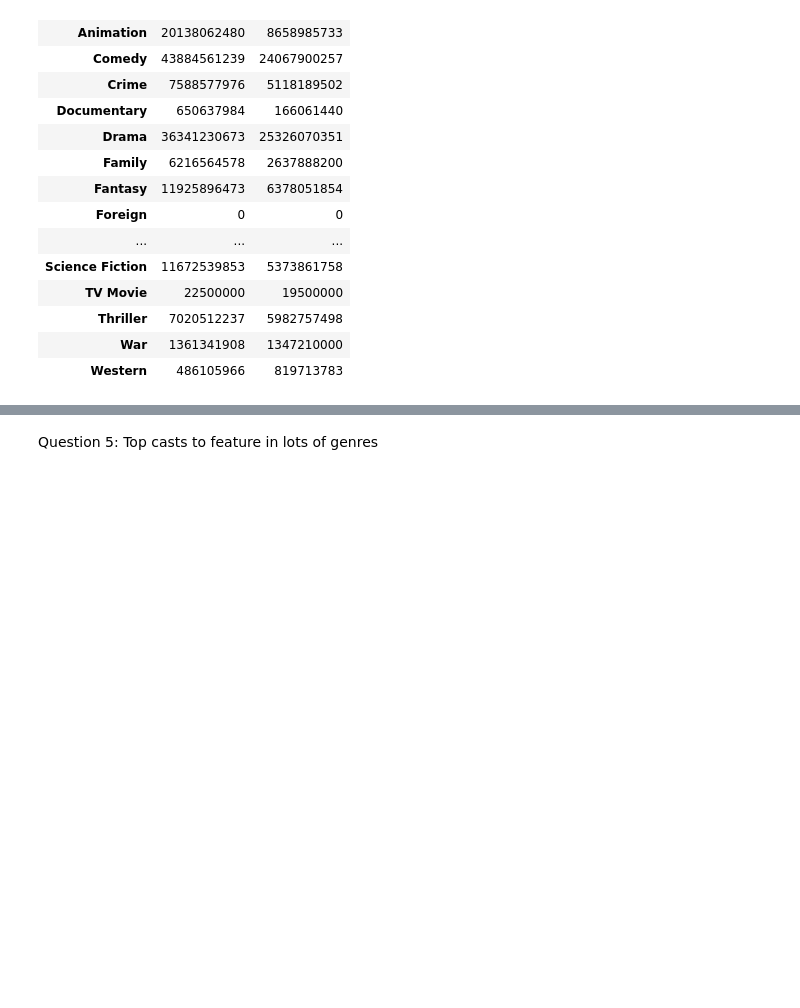
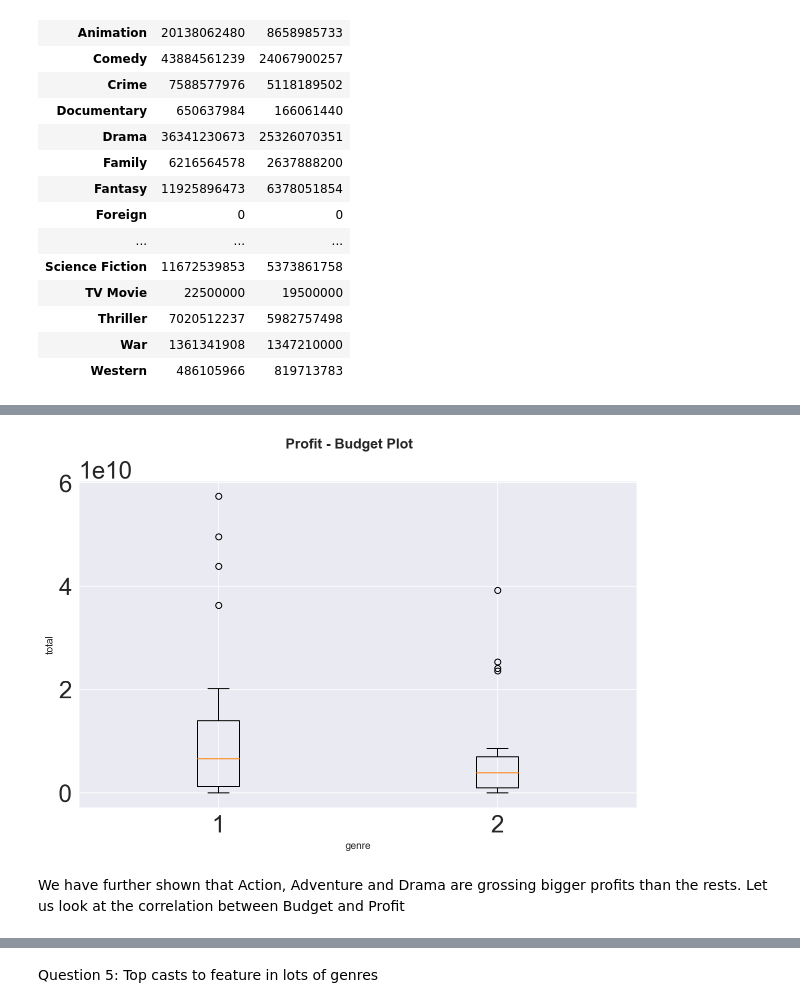
Before and after one commit to CharlesOkafor91/Analyse_movie_dataset, a Jupyter notebook: Investigate_a_Dataset.ipynb, the cells around one changed output, grey strips where cells are left out. Cells and saved outputs as stored; diff of their text form; code cells hidden in the pictures; blank space fills up the shorter version.

```diff
--- a/Investigate_a_Dataset.ipynb
+++ b/Investigate_a_Dataset.ipynb
@@ -473,0 +512,18 @@ genre_profit.plot(kind='bar');
+# %%
+fig = plt.figure()
+fig.suptitle('Profit - Budget Plot', fontsize=14, fontweight='bold')
+
+ax = fig.add_subplot(111)
+ax.boxplot(genre_profit)
+
+ax.set_title('')
+ax.set_xlabel('genre')
+ax.set_ylabel('total')
+
+plt.show()
+
+#plt.boxplot(genre_profit)
+# %% [output]
+[figure, added]
+# %% [markdown]
+We have further shown that Action, Adventure and Drama are grossing bigger profits than the rests. Let us look at the correlation between Budget and Profit
```
Also changed, not shown: parts of 21 cells of this notebook.
